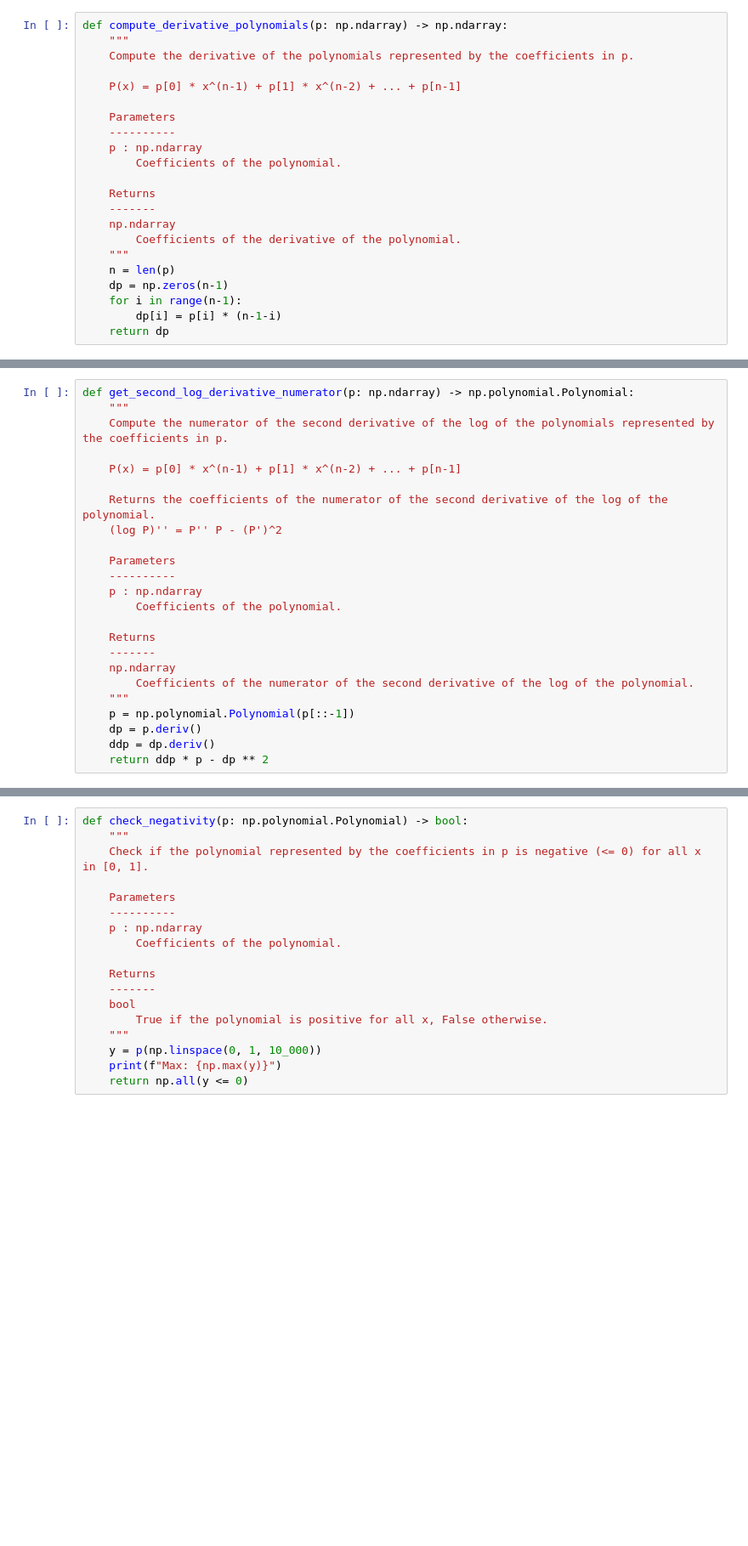
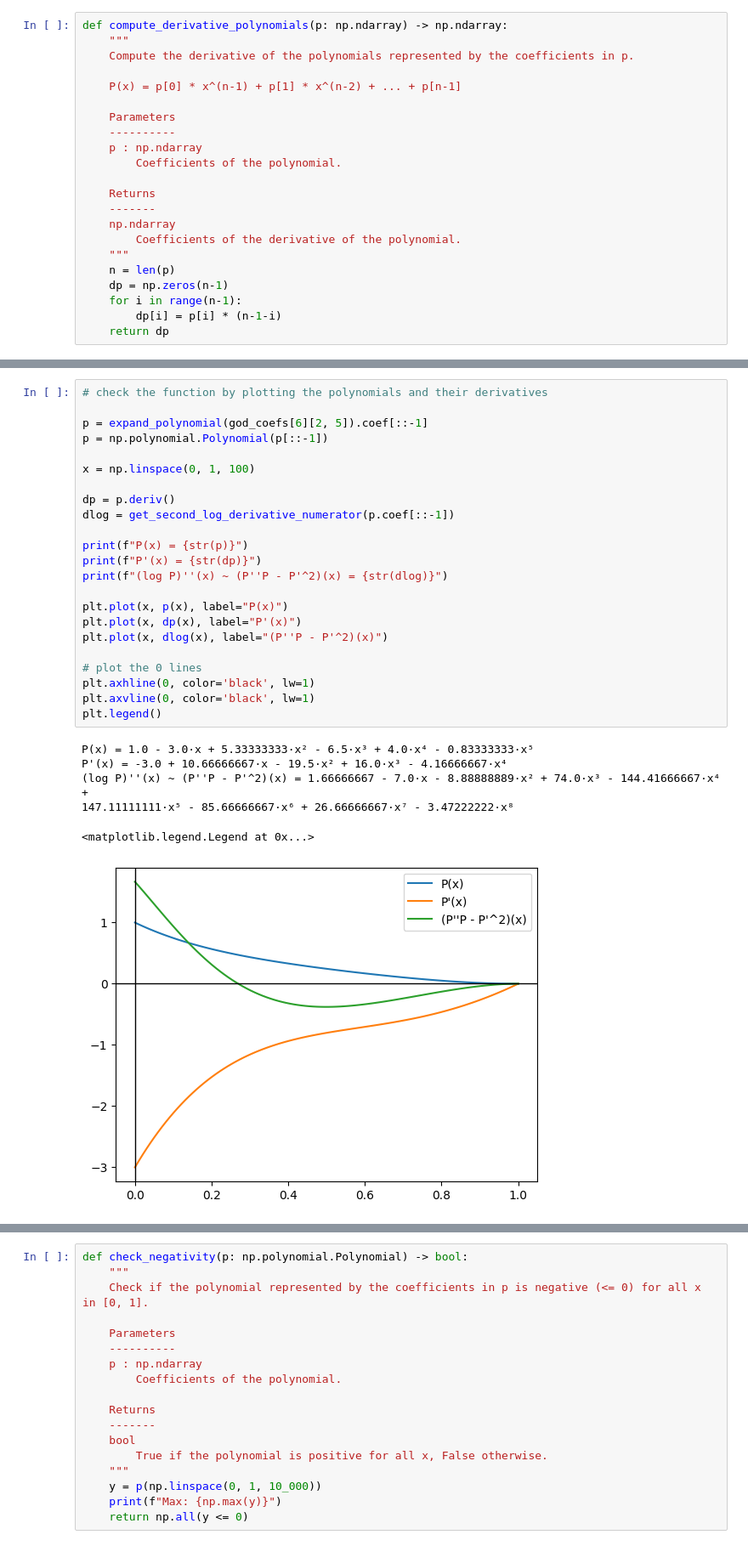
Before and after one commit to Thomick/Ordinal-data-clustering, a Jupyter notebook: notebooks/log_concavity_proof.ipynb, the cells around one changed output, grey strips where cells are left out. Shown at 85% size. Drawn from its saved outputs; the diff is of its cells as text; blank space fills up the shorter version.

```diff
--- a/notebooks/log_concavity_proof.ipynb
+++ b/notebooks/log_concavity_proof.ipynb
@@ -66,24 +156,30 @@ True
-# %%
-def get_second_log_derivative_numerator(p: np.ndarray) -> np.polynomial.Polynomial:
-    """
-    Compute the numerator of the second derivative of the log of the polynomials represented by the coefficients in p.
-
-    P(x) = p[0] * x^(n-1) + p[1] * x^(n-2) + ... + p[n-1]
-
-    Returns the coefficients of the numerator of the second derivative of the log of the polynomial.
-    (log P)'' = P'' P - (P')^2
-
-    Parameters
-    ----------
-    p : np.ndarray
-        Coefficients of the polynomial.
-
-    Returns
-    -------
-    np.ndarray
-        Coefficients of the numerator of the second derivative of the log of the polynomial.
-    """
-    p = np.polynomial.Polynomial(p[::-1])
-    dp = p.deriv()
-    ddp = dp.deriv()
-    return ddp * p - dp ** 2
+# %%
+# check the function by plotting the polynomials and their derivatives
+
+p = expand_polynomial(god_coefs[6][2, 5]).coef[::-1]
+p = np.polynomial.Polynomial(p[::-1])
+
+x = np.linspace(0, 1, 100)
+
+dp = p.deriv()
+dlog = get_second_log_derivative_numerator(p.coef[::-1])
+
+print(f"P(x) = {str(p)}")
+print(f"P'(x) = {str(dp)}")
+print(f"(log P)''(x) ~ (P''P - P'^2)(x) = {str(dlog)}")
+
+plt.plot(x, p(x), label="P(x)")
+plt.plot(x, dp(x), label="P'(x)")
+plt.plot(x, dlog(x), label="(P''P - P'^2)(x)")
+
+# plot the 0 lines
+plt.axhline(0, color='black', lw=1)
+plt.axvline(0, color='black', lw=1)
+plt.legend()
+# %% [output]
+P(x) = 1.0 - 3.0·x + 5.33333333·x² - 6.5·x³ + 4.0·x⁴ - 0.83333333·x⁵
+P'(x) = -3.0 + 10.66666667·x - 19.5·x² + 16.0·x³ - 4.16666667·x⁴
+(log P)''(x) ~ (P''P - P'^2)(x) = 1.66666667 - 7.0·x - 8.88888889·x² + 74.0·x³ - 144.41666667·x⁴ +
+147.11111111·x⁵ - 85.66666667·x⁶ + 26.66666667·x⁷ - 3.47222222·x⁸
+<matplotlib.legend.Legend at 0x...>
+[figure, added]
```
Also changed, not shown: parts of 20 cells of this notebook, 3 other files.
